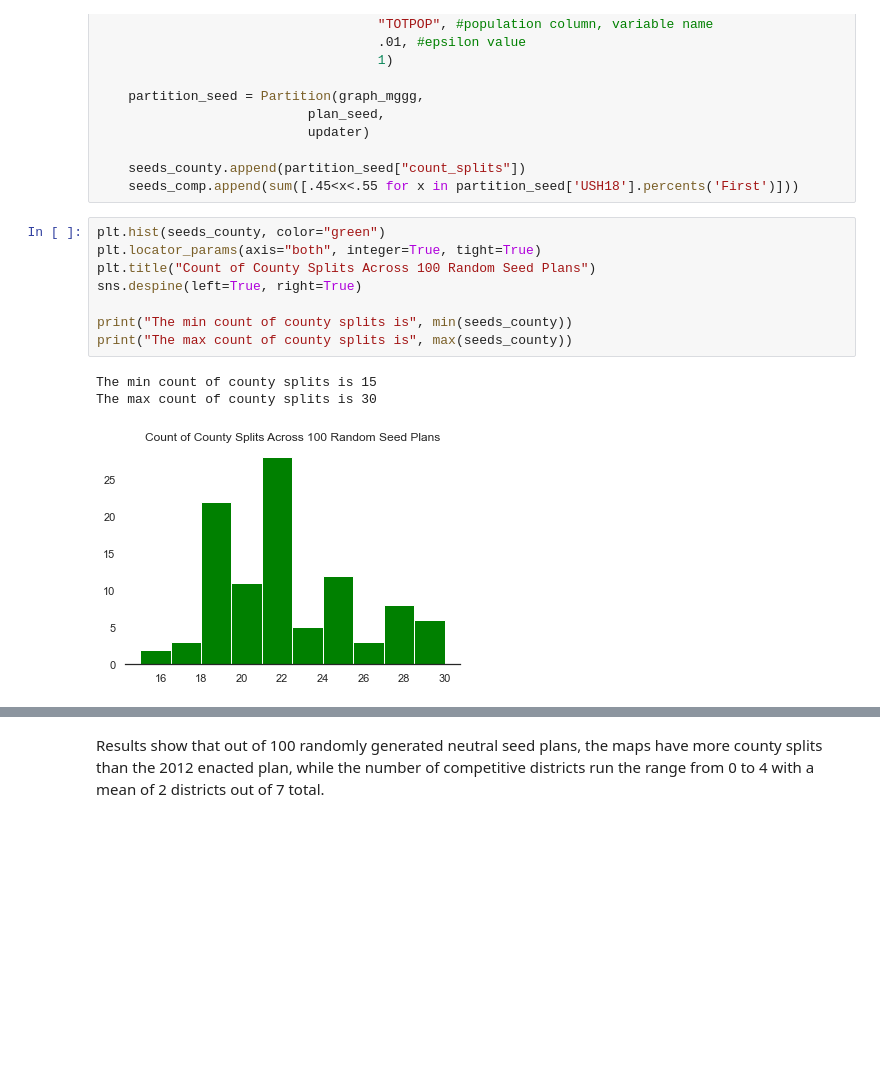
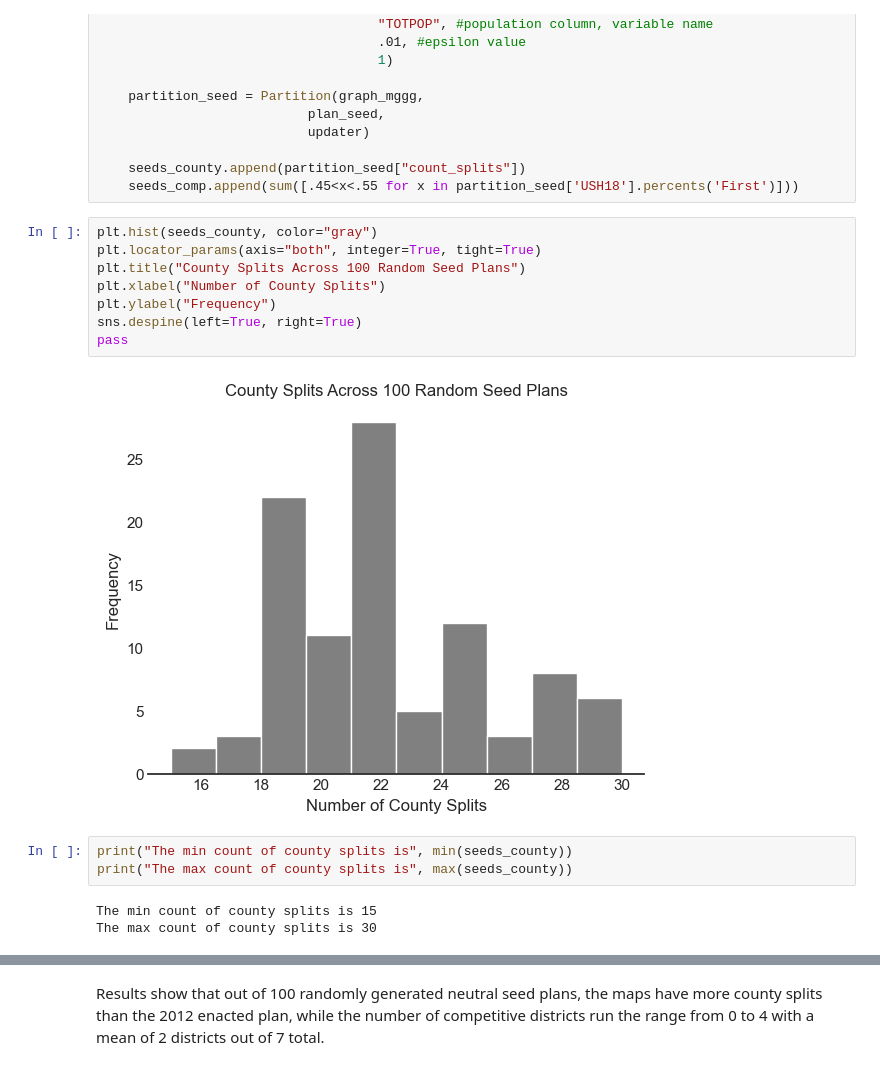
Before and after one commit to uwescience/dssg2021-redistricting, a Jupyter notebook: Colorado/02_CO_EDA_Modeling_Decisions.ipynb, the cells around one changed output, grey strips where cells are left out. Cells and saved outputs as stored; diff of their text form; blank space fills up the shorter version.

```diff
--- a/Colorado/02_CO_EDA_Modeling_Decisions.ipynb
+++ b/Colorado/02_CO_EDA_Modeling_Decisions.ipynb
@@ -338,15 +341,19 @@ for n in range(100):
     seeds_county.append(partition_seed["count_splits"])
     seeds_comp.append(sum([.45<x<.55 for x in partition_seed['USH18'].percents('First')]))
 # %%
-plt.hist(seeds_county, color="green")
+plt.hist(seeds_county, color="gray")
 plt.locator_params(axis="both", integer=True, tight=True)
-plt.title("Count of County Splits Across 100 Random Seed Plans")
+plt.title("County Splits Across 100 Random Seed Plans")
+plt.xlabel("Number of County Splits")
+plt.ylabel("Frequency")
 sns.despine(left=True, right=True)
-
-print("The min count of county splits is", min(seeds_county))
-print("The max count of county splits is", max(seeds_county))
+pass
 # %% [output]
-The min count of county splits is 15
-The max count of county splits is 30
-[figure, old version]
+[figure, new version]
+# %%
+print("The min count of county splits is", min(seeds_county))
+print("The max count of county splits is", max(seeds_county))
+# %% [output]
+The min count of county splits is 15
+The max count of county splits is 30
 # %%
```
Also changed, not shown: parts of 49 cells of this notebook.
